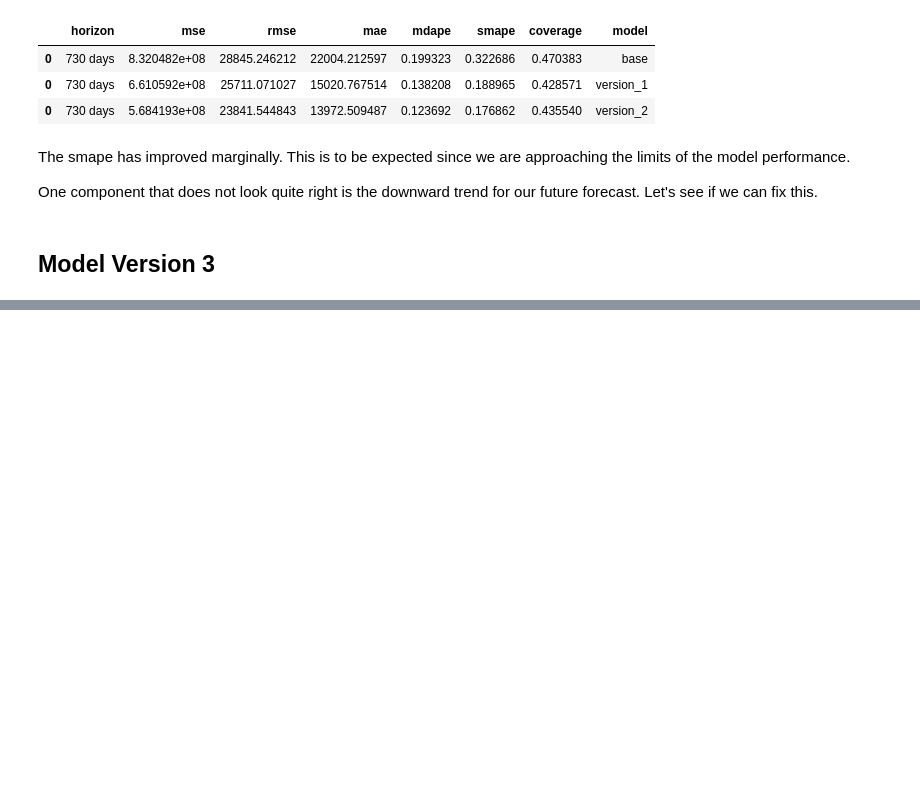
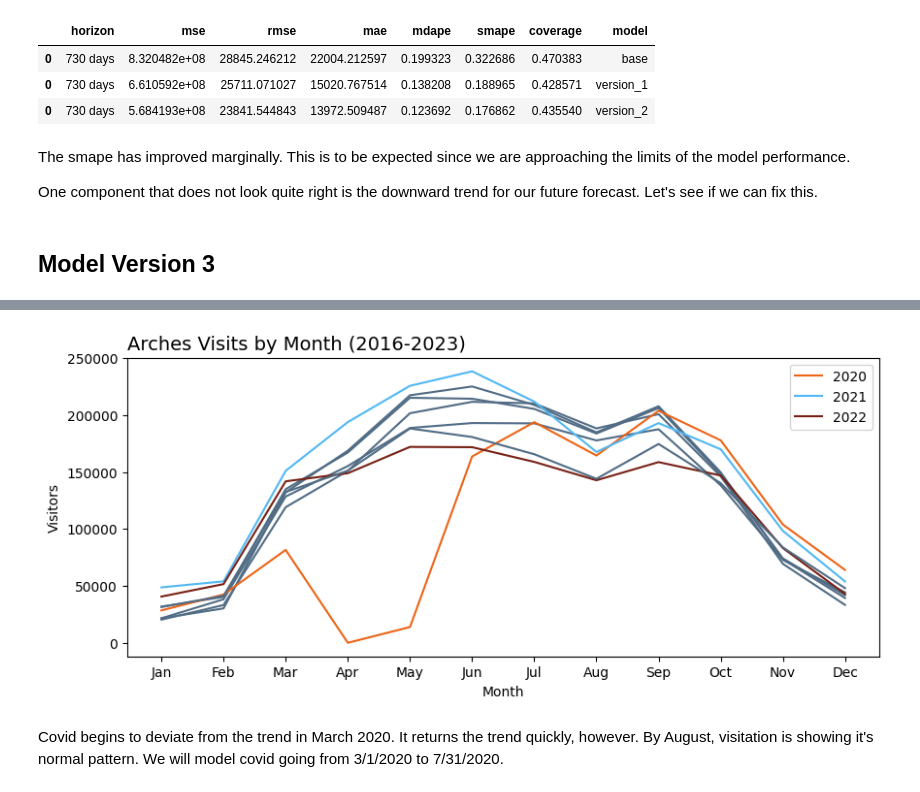
Before and after one commit to rgbuckley/utah_nps_visitation, a Jupyter notebook: Prophet.ipynb, the cells around one changed output, grey strips where cells are left out. Drawn from its saved outputs; the diff is of its cells as text; code cells hidden in the pictures; blank space fills up the shorter version.

```diff
--- a/Prophet.ipynb
+++ b/Prophet.ipynb
@@ -761,0 +786,38 @@ model_2.seasonality_mode
+# %%
+arches_by_month = (
+    df_arches_covid
+    .assign(year=df_arches_covid['ds'].dt.year)
+    .assign(month=df_arches_covid["ds"].dt.month)
+    .assign(month_name=df_arches_covid['ds'].dt.strftime('%b'))
+)
+
+#sort by order of months
+arches_by_month = arches_by_month.sort_values("month")
+
+# Create the line plot
+fig, ax = plt.subplots(figsize=(10, 4))
+
+#plot each series
+for year, data in arches_by_month.groupby("year"):
+    if year == 2020:
+        ax.plot(data["month_name"], data["y"], label=year, color=orange)
+    elif year == 2021:
+        ax.plot(data["month_name"], data["y"], label=year, color=l_blue)
+    elif year == 2022:
+        ax.plot(data["month_name"], data["y"], label=year, color=red)
+    else:
+        ax.plot(data["month_name"], data["y"], label='_nolegend_', color=gray)
+
+#set labels
+ax.set_title("Arches Visits by Month (2016-2023)", fontsize=14, loc="left")
+ax.set_xlabel("Month")
+ax.set_ylabel("Visitors")
+
+ax.legend()
+
+# Display the plot
+plt.show()
+# %% [output]
+[figure, added]
+# %% [markdown]
+Covid begins to deviate from the trend in March 2020. It returns the trend quickly, however. By August, visitation is showing it's normal pattern. We will model covid going from 3/1/2020 to 7/31/2020.
```
Also changed, not shown: parts of 3 cells of this notebook.
